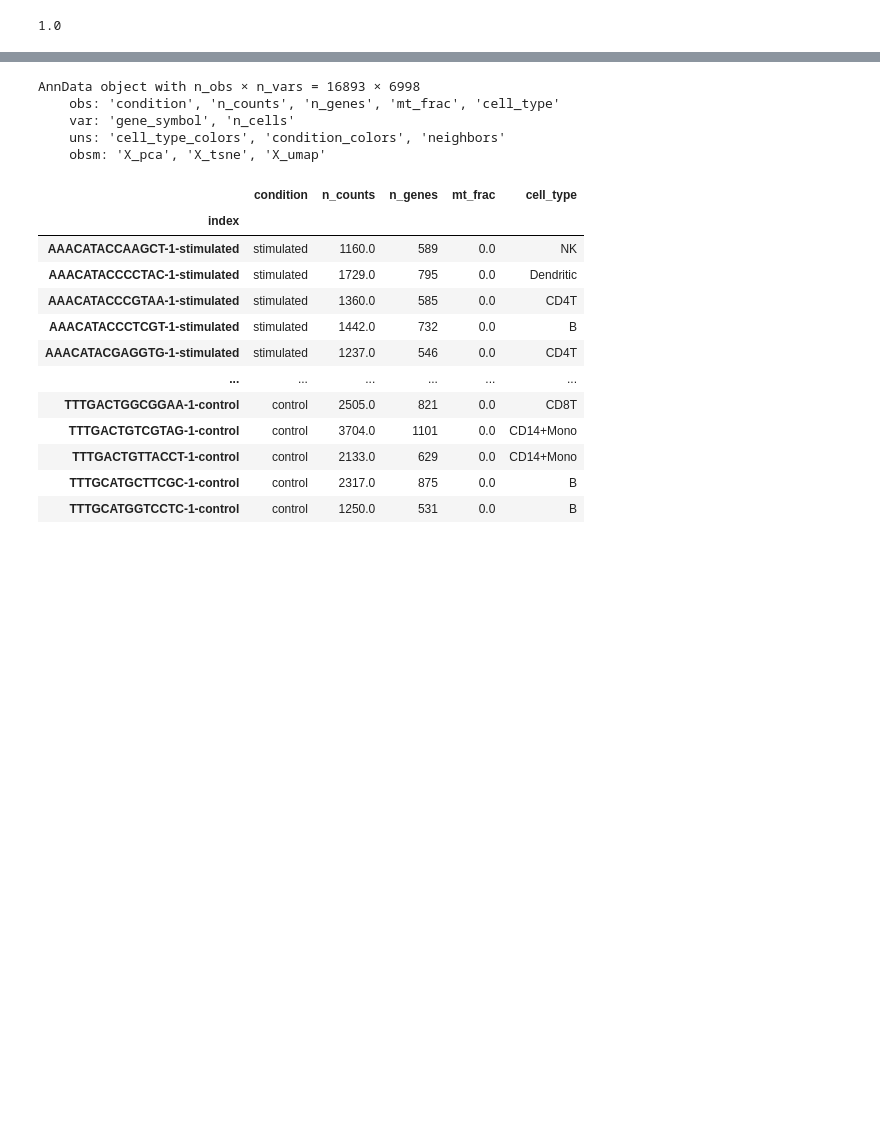
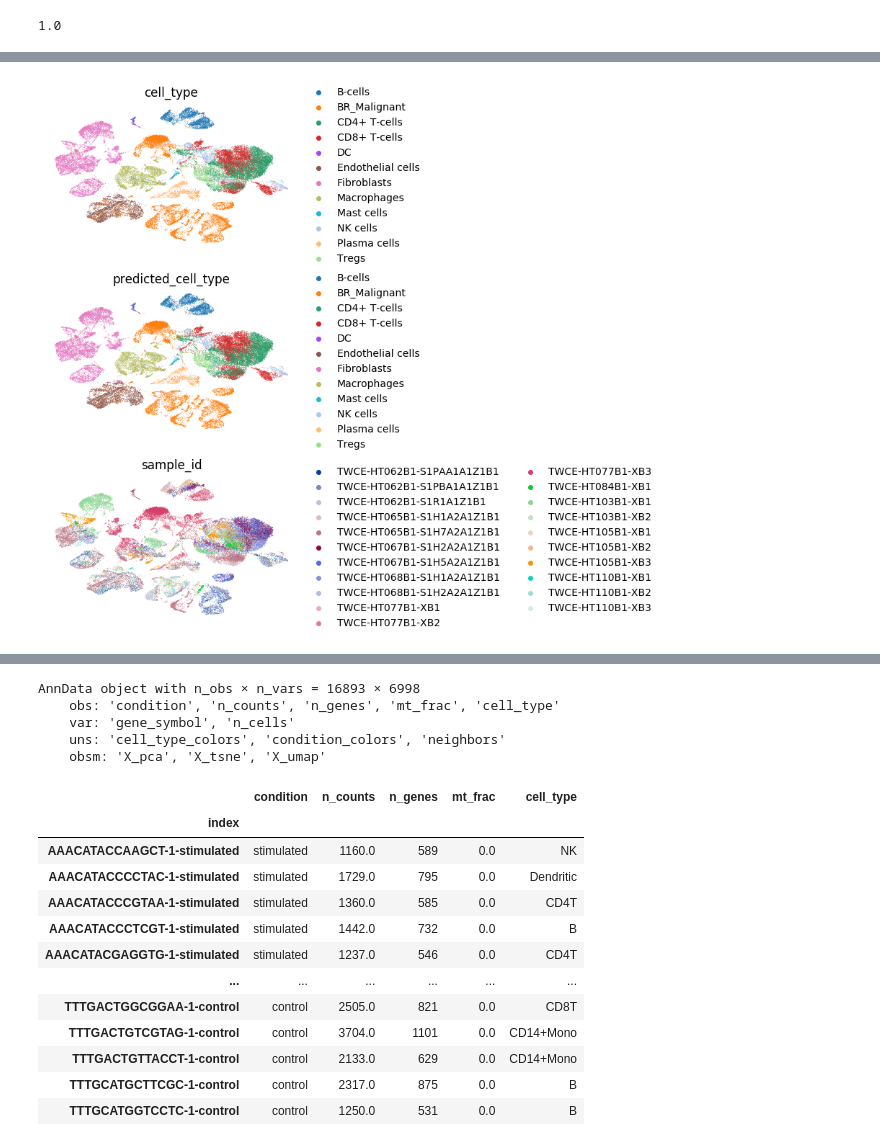
Before and after one commit to ding-lab/pollock, a Jupyter notebook: notebooks/scgen_vae_pollock_testing.ipynb, the cells around one changed output, grey strips where cells are left out. Drawn from its saved outputs; the diff is of its cells as text; code cells hidden in the pictures; blank space fills up the shorter version.

```diff
--- a/notebooks/scgen_vae_pollock_testing.ipynb
+++ b/notebooks/scgen_vae_pollock_testing.ipynb
@@ -345,0 +511,4 @@ clf.score(val_embeddings, y_val)
+# %%
+sc.pl.umap(adata, color=['cell_type', 'predicted_cell_type', 'sample_id'], frameon=False, ncols=1,
+          save='_all_geneexp_umap.pdf')
+# %% [output]
@@ -345,0 +516 @@ clf.score(val_embeddings, y_val)
+[figure, added]
```
Also changed, not shown: parts of 42 cells of this notebook, 1 other file.
